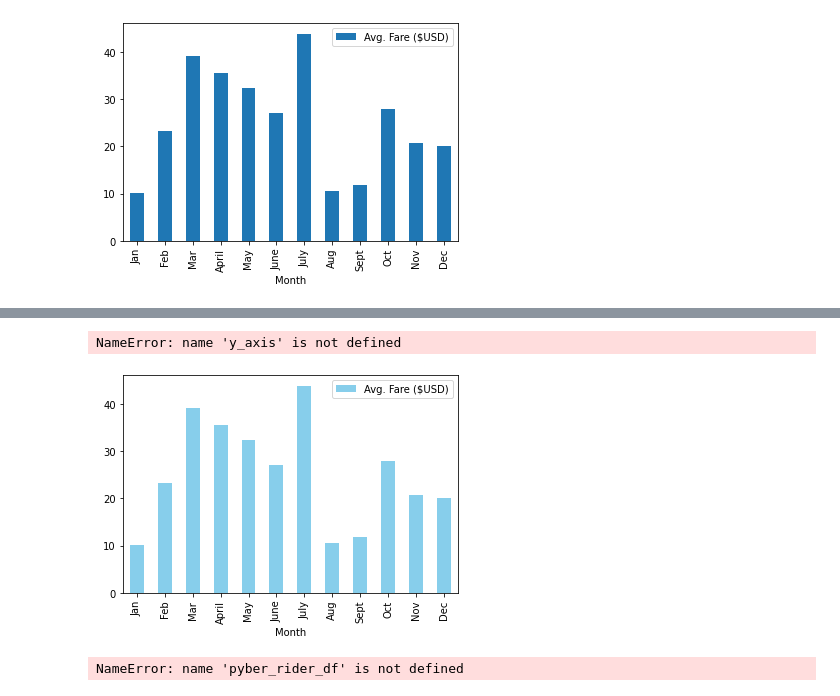
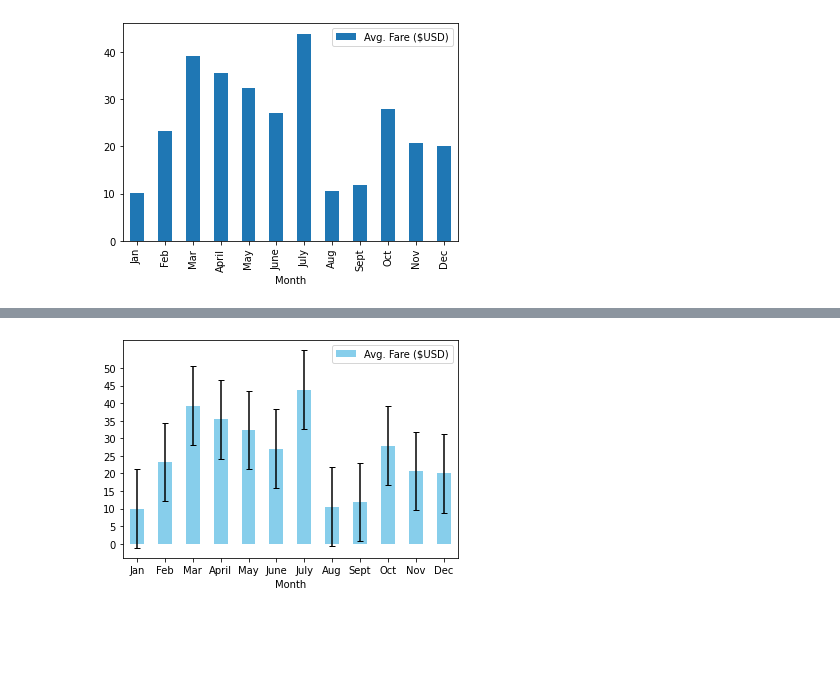
Before and after one commit to Terez18/PyBer_Analysis, a Jupyter notebook: PyBer_ride_data.ipynb, the cells around one changed output, grey strips where cells are left out. Saved outputs shown, nothing was run; the diff lists cells and outputs as text; code cells hidden in the pictures; blank space fills up the shorter version.

Commit message:
corrected error bars in PyBer_ride_data

```diff
--- a/PyBer_ride_data.ipynb
+++ b/PyBer_ride_data.ipynb
@@ -58,12 +58,3 @@ pyber_ride_df.plot(x="Month", y="Avg. Fare ($USD)", kind='bar')
 plt.show()
 # %% [output]
 [figure]
-# %%
-%matplotlib inline
-# Dependencies
-import matplotlib.pyplot as plt
-import numpy as np
-import pandas as pd
-# Load in csv
-pyber_ride_df = pd.read_csv("Resources/PyBer_ride_data.csv")
-pyber_ride_df
@@ -84,17 +61,12 @@ pyber_ride_df
 # %%
 #skill drill creating a bar chart
 import statistics
 pyber_ride_df.plot(x="Month", y="Avg. Fare ($USD)", kind='bar', color="skyblue")
-stdev = statistics.stdev(y_axis)
+stdev = statistics.stdev(pyber_ride_df['Avg. Fare ($USD)'])
 stdev
-plt.errorbar(x_axis, y_axis, yerr=stdev, capsize=3)
-plt.xticks(rotation = 90)
-ax.set_yticks(np.arange(0, 51, step=5.0))
+plt.errorbar(x_axis, pyber_ride_df['Avg. Fare ($USD)'], yerr=stdev, capsize=3, ecolor="black", linestyle=" ")
+plt.xticks(rotation = 0)
+plt.yticks(np.arange(0, 51, step=5.0))
 plt.show()
 # %% [output]
-NameError: name 'y_axis' is not defined
-[figure, old version]
+[figure, new version]
-# %%
-pyber_rider_df.head()
-# %% [output]
-NameError: name 'pyber_rider_df' is not defined
```
Also changed, not shown: parts of 1 cell of this notebook.
